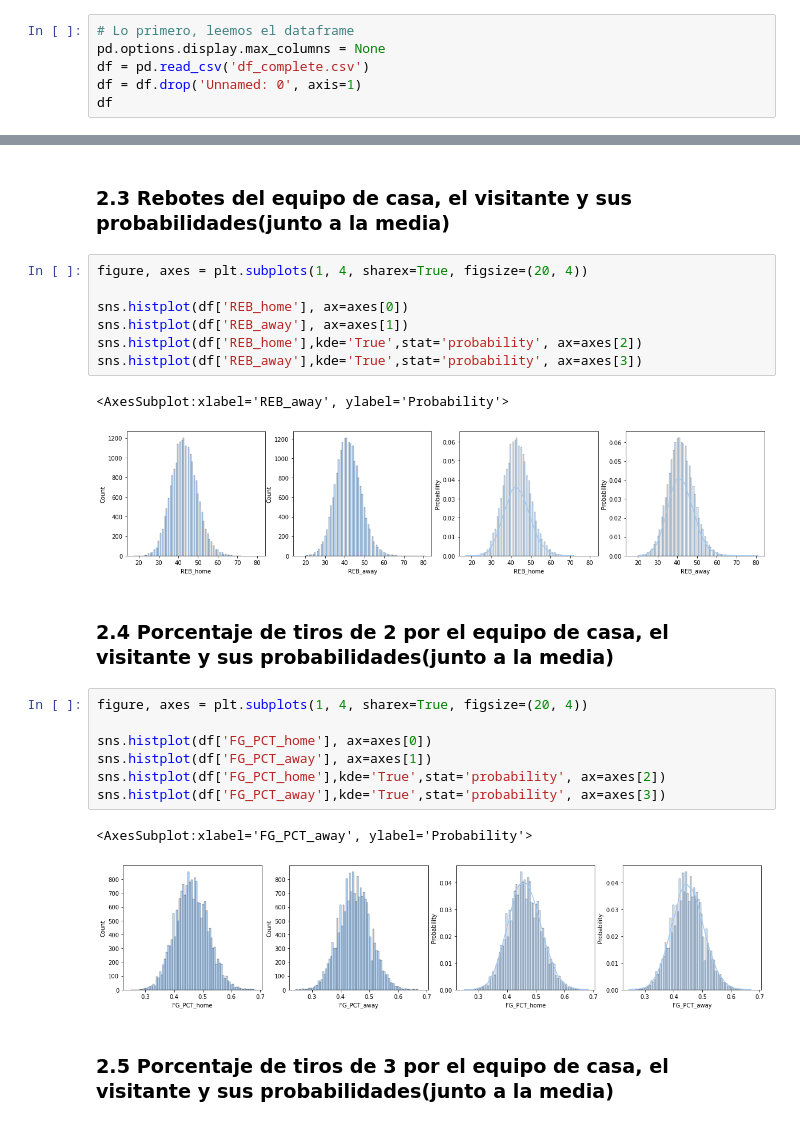
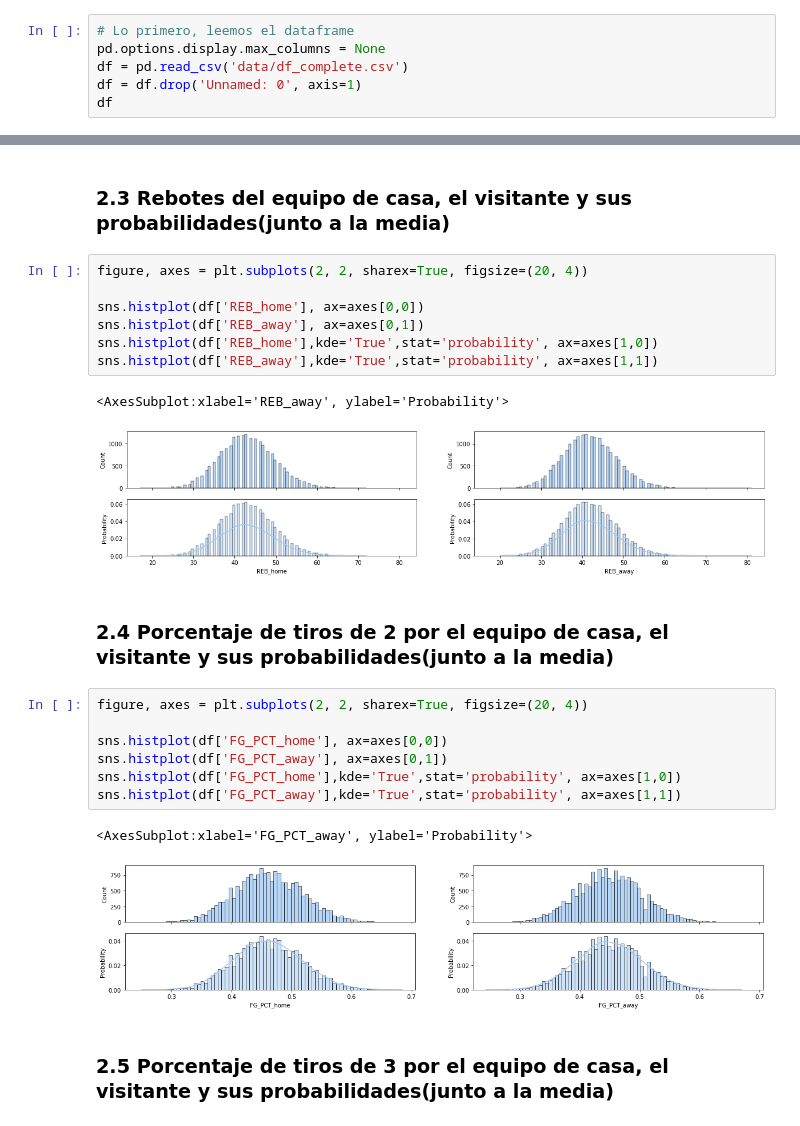
Before and after one commit to robertomanzanolopez/nba_statistics_prediction, a Jupyter notebook: data_exploration.ipynb, the cells around one changed output, grey strips where cells are left out. Drawn from its saved outputs; the diff is of its cells as text.

```diff
--- a/data_exploration.ipynb
+++ b/data_exploration.ipynb
@@ -8,7 +8,7 @@ sns.set_palette('pastel')
 # %%
 # Lo primero, leemos el dataframe
 pd.options.display.max_columns = None
-df = pd.read_csv('df_complete.csv')
+df = pd.read_csv('data/df_complete.csv')
 df = df.drop('Unnamed: 0', axis=1)
 df
 # %% [output]
@@ -124,27 +122,27 @@ sns.histplot(df['AST_away'],kde='True',stat='probability', ax=axes[3])
 # %% [markdown]
 ### 2.3 Rebotes del equipo de casa, el visitante y sus probabilidades(junto a la media)
 # %%
-figure, axes = plt.subplots(1, 4, sharex=True, figsize=(20, 4))
+figure, axes = plt.subplots(2, 2, sharex=True, figsize=(20, 4))
 
-sns.histplot(df['REB_home'], ax=axes[0])
-sns.histplot(df['REB_away'], ax=axes[1])
-sns.histplot(df['REB_home'],kde='True',stat='probability', ax=axes[2])
-sns.histplot(df['REB_away'],kde='True',stat='probability', ax=axes[3])
+sns.histplot(df['REB_home'], ax=axes[0,0])
+sns.histplot(df['REB_away'], ax=axes[0,1])
+sns.histplot(df['REB_home'],kde='True',stat='probability', ax=axes[1,0])
+sns.histplot(df['REB_away'],kde='True',stat='probability', ax=axes[1,1])
 # %% [output]
 <AxesSubplot:xlabel='REB_away', ylabel='Probability'>
-[figure, old version]
+[figure, new version]
 # %% [markdown]
 ### 2.4 Porcentaje de tiros de 2 por el equipo de casa, el visitante y sus probabilidades(junto a la media)
 # %%
-figure, axes = plt.subplots(1, 4, sharex=True, figsize=(20, 4))
+figure, axes = plt.subplots(2, 2, sharex=True, figsize=(20, 4))
 
-sns.histplot(df['FG_PCT_home'], ax=axes[0])
-sns.histplot(df['FG_PCT_away'], ax=axes[1])
-sns.histplot(df['FG_PCT_home'],kde='True',stat='probability', ax=axes[2])
-sns.histplot(df['FG_PCT_away'],kde='True',stat='probability', ax=axes[3])
+sns.histplot(df['FG_PCT_home'], ax=axes[0,0])
+sns.histplot(df['FG_PCT_away'], ax=axes[0,1])
+sns.histplot(df['FG_PCT_home'],kde='True',stat='probability', ax=axes[1,0])
+sns.histplot(df['FG_PCT_away'],kde='True',stat='probability', ax=axes[1,1])
 # %% [output]
 <AxesSubplot:xlabel='FG_PCT_away', ylabel='Probability'>
-[figure, old version]
+[figure, new version]
 # %% [markdown]
 ### 2.5 Porcentaje de tiros de 3 por el equipo de casa, el visitante y sus probabilidades(junto a la media)
 # %%
```
Also changed, not shown: parts of 21 cells of this notebook.
